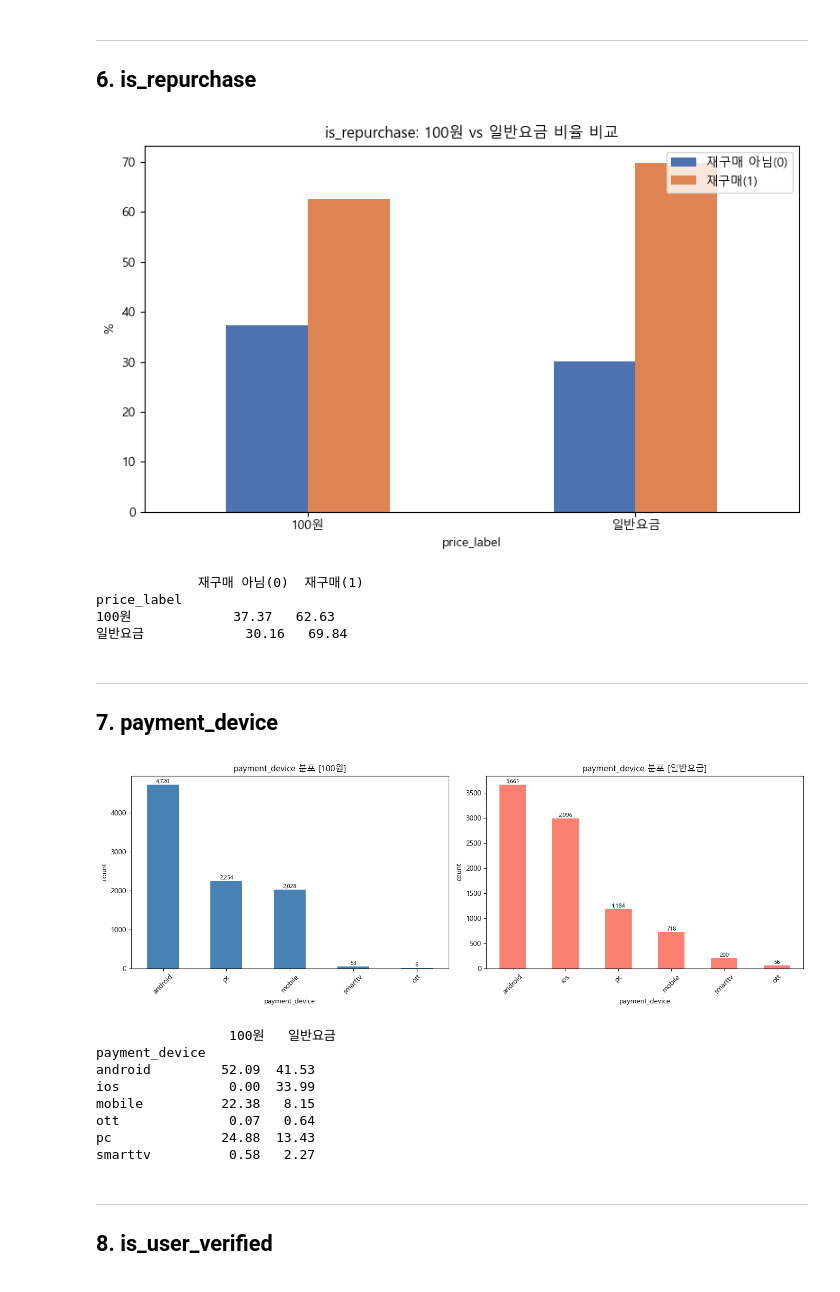
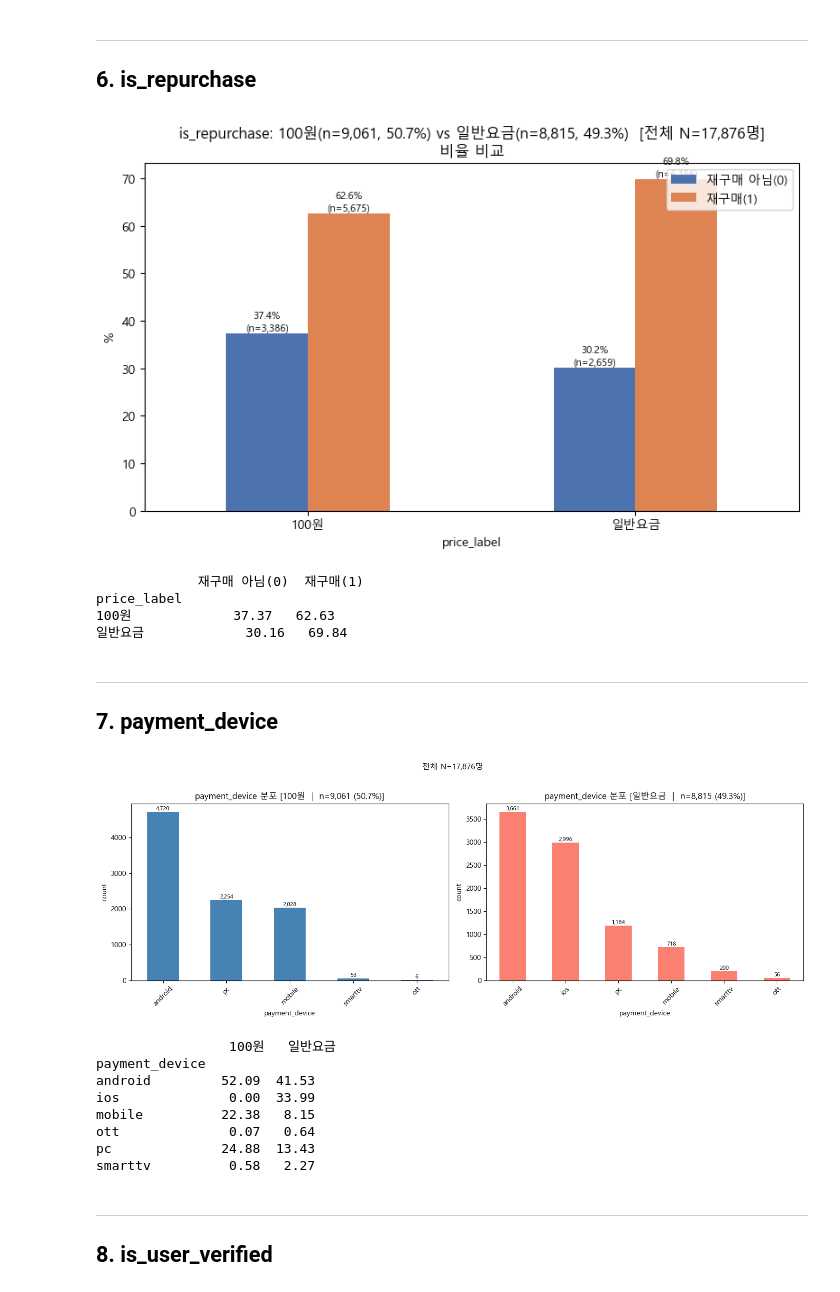
Before and after one commit to ingyeom-park/ott-churn-prediction, a Jupyter notebook: kwon.donggeun/EDA/01_eda_price100_vs_others.ipynb, the cells around one changed output. Drawn from its saved outputs; the diff is of its cells as text; code cells hidden in the pictures.

```diff
--- a/kwon.donggeun/EDA/01_eda_price100_vs_others.ipynb
+++ b/kwon.donggeun/EDA/01_eda_price100_vs_others.ipynb
@@ -43,13 +43,14 @@ fig, axes = plt.subplots(1, 2, figsize=(16, 5))
 for ax, (label, sub) in zip(axes, [('100원', g100), ('일반요금', g_etc)]):
     cnt = sub[col].value_counts()
     cnt.plot(kind='bar', ax=ax, color='steelblue' if label=='100원' else 'salmon')
-    ax.set_title(f'{col} 분포 [{label}]')
+    ax.set_title(f'{col} 분포 [{label}  |  n={len(sub):,} ({len(sub)/len(df)*100:.1f}%)]')
     ax.set_xlabel(col)
     ax.set_ylabel('count')
     ax.tick_params(axis='x', rotation=45)
     for p in ax.patches:
         ax.annotate(f'{int(p.get_height()):,}', (p.get_x()+p.get_width()/2, p.get_height()),
                     ha='center', va='bottom', fontsize=8)
+fig.suptitle(f'전체 N={len(df):,}명', fontsize=11, y=1.02)
 plt.tight_layout()
 plt.show()
 
@@ -88,13 +89,14 @@ fig, axes = plt.subplots(1, 2, figsize=(16, 5))
 for ax, (label, sub) in zip(axes, [('100원', g100), ('일반요금', g_etc)]):
     cnt = sub[col].value_counts().sort_index()
     cnt.plot(kind='bar', ax=ax, color='steelblue' if label=='100원' else 'salmon')
-    ax.set_title(f'{col} 분포 [{label}]')
+    ax.set_title(f'{col} 분포 [{label}  |  n={len(sub):,} ({len(sub)/len(df)*100:.1f}%)]')
     ax.set_xlabel(col)
     ax.set_ylabel('count')
     ax.tick_params(axis='x', rotation=45)
     for p in ax.patches:
         ax.annotate(f'{int(p.get_height()):,}', (p.get_x()+p.get_width()/2, p.get_height()),
                     ha='center', va='bottom', fontsize=8)
+fig.suptitle(f'전체 N={len(df):,}명', fontsize=11, y=1.02)
 plt.tight_layout()
 plt.show()
 
@@ -127,12 +129,13 @@ fig, axes = plt.subplots(1, 2, figsize=(12, 5))
 for ax, (label, sub) in zip(axes, [('100원', g100), ('일반요금', g_etc)]):
     cnt = sub[col].value_counts().sort_index()
     cnt.plot(kind='bar', ax=ax, color='steelblue' if label=='100원' else 'salmon')
-    ax.set_title(f'{col} 분포 [{label}]')
+    ax.set_title(f'{col} 분포 [{label}  |  n={len(sub):,} ({len(sub)/len(df)*100:.1f}%)]')
     ax.set_xlabel('동시접속 화면 수')
     ax.set_ylabel('count')
     for p in ax.patches:
         ax.annotate(f'{int(p.get_height()):,}', (p.get_x()+p.get_width()/2, p.get_height()),
                     ha='center', va='bottom', fontsize=9)
+fig.suptitle(f'전체 N={len(df):,}명', fontsize=11, y=1.02)
 plt.tight_layout()
 plt.show()
 
@@ -200,19 +235,35 @@ price_label
 # %%
 col = 'is_repurchase'
 
-cross = pd.crosstab(df['price_label'], df[col], normalize='index') * 100
-cross.columns = ['재구매 아님(0)', '재구매(1)']
+cross_cnt = pd.crosstab(df['price_label'], df[col])
+cross_cnt.columns = ['재구매 아님(0)', '재구매(1)']
+cross_pct = cross_cnt.div(cross_cnt.sum(axis=1), axis=0) * 100
 
-cross.plot(kind='bar', figsize=(8, 5), color=['#4C72B0','#DD8452'])
-plt.title(f'{col}: 100원 vs 일반요금 비율 비교')
+ax = cross_pct.plot(kind='bar', figsize=(8, 5), color=['#4C72B0','#DD8452'])
+plt.title(
+    f'{col}: 100원(n={len(g100):,}, {len(g100)/len(df)*100:.1f}%) vs '
+    f'일반요금(n={len(g_etc):,}, {len(g_etc)/len(df)*100:.1f}%)  [전체 N={len(df):,}명]\n비율 비교'
+)
 plt.ylabel('%')
 plt.xticks(rotation=0)
 plt.legend(loc='upper right')
+
+n_index = len(cross_pct.index)
+for i, p in enumerate(ax.patches):
+    col_idx = i // n_index
+    row_idx = i % n_index
+    pct_val = p.get_height()
+    cnt_val = int(cross_cnt.iloc[row_idx, col_idx])
+    if not np.isnan(pct_val):
+        ax.annotate(f'{pct_val:.1f}%\n(n={cnt_val:,})',
+                    (p.get_x() + p.get_width()/2, pct_val),
+                    ha='center', va='bottom', fontsize=8)
+
 plt.tight_layout()
 plt.show()
-print(cross.round(2))
+print(cross_pct.round(2))
 # %% [output]
-[figure, old version]
+[figure, new version]
              재구매 아님(0)  재구매(1)
 price_label
 100원             37.37   62.63
@@ -223,27 +274,28 @@ price_label
 # %%
 col = 'payment_device'
 
 fig, axes = plt.subplots(1, 2, figsize=(14, 5))
 for ax, (label, sub) in zip(axes, [('100원', g100), ('일반요금', g_etc)]):
     cnt = sub[col].value_counts()
     cnt.plot(kind='bar', ax=ax, color='steelblue' if label=='100원' else 'salmon')
-    ax.set_title(f'{col} 분포 [{label}]')
+    ax.set_title(f'{col} 분포 [{label}  |  n={len(sub):,} ({len(sub)/len(df)*100:.1f}%)]')
     ax.set_xlabel(col)
     ax.set_ylabel('count')
     ax.tick_params(axis='x', rotation=45)
     for p in ax.patches:
         ax.annotate(f'{int(p.get_height()):,}', (p.get_x()+p.get_width()/2, p.get_height()),
                     ha='center', va='bottom', fontsize=8)
+fig.suptitle(f'전체 N={len(df):,}명', fontsize=11, y=1.02)
 plt.tight_layout()
 plt.show()
 
 comp = pd.DataFrame({
     '100원': g100[col].value_counts(normalize=True)*100,
     '일반요금': g_etc[col].value_counts(normalize=True)*100
 }).fillna(0).round(2)
 print(comp)
 # %% [output]
-[figure, old version]
+[figure, new version]
                  100원   일반요금
 payment_device
 android         52.09  41.53
```
Also changed, not shown: parts of 10 cells of this notebook, 2 other files.
